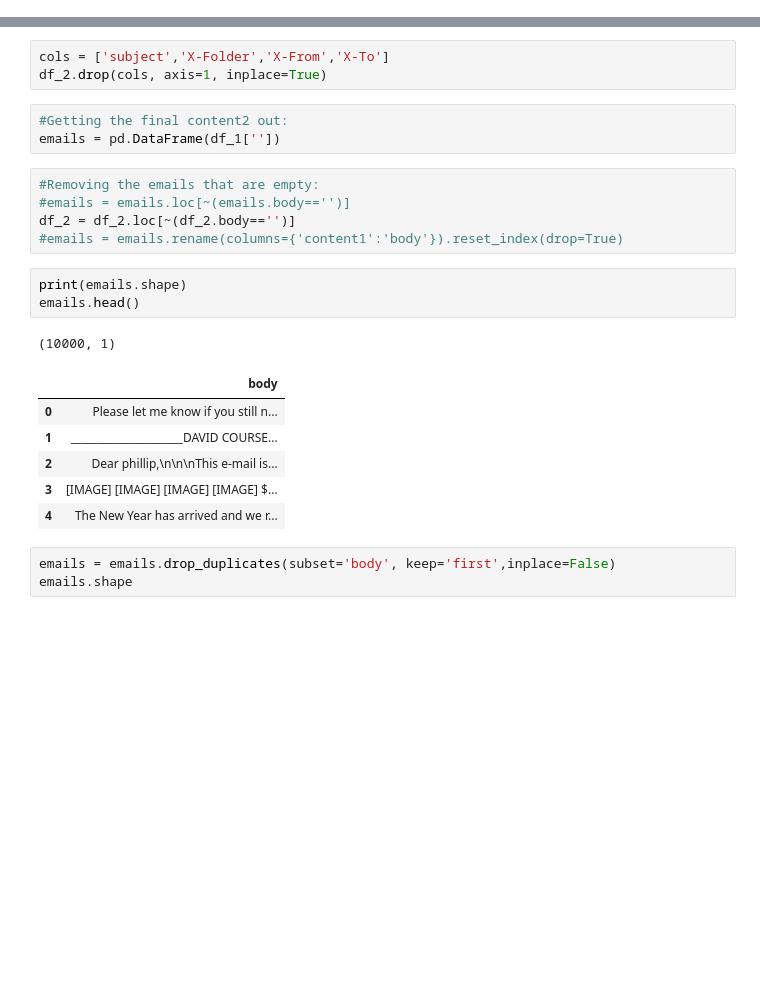
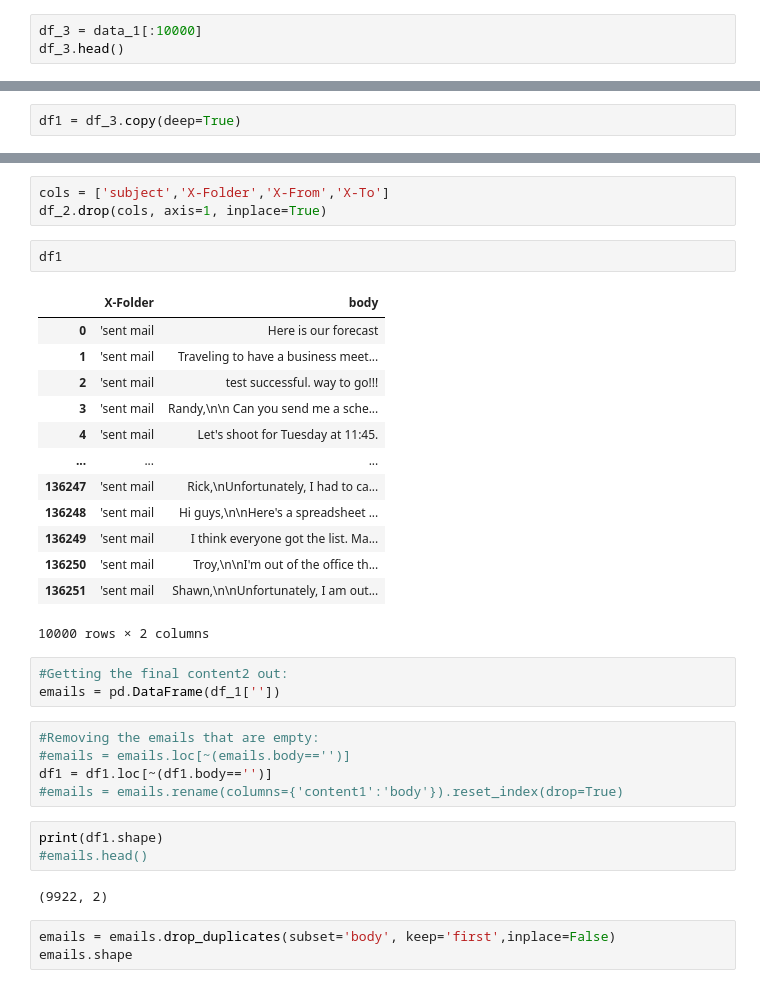
Before and after one commit to Arul-Vincy-Mary/Sampling_python, a Jupyter notebook: project1.ipynb, the cells around one changed output, grey strips where cells are left out. Cells and saved outputs as stored; diff of their text form; blank space fills up the shorter version.

```diff
--- a/project1.ipynb
+++ b/project1.ipynb
@@ -216,0 +207,3 @@ df.head()
+# %%
+df_3 = data_1[:10000]
+df_3.head()
@@ -218,6 +218,8 @@ df.head()
 df_1 = df.copy(deep=True)
 # %%
 df_2 = df.copy(deep=True)
+# %%
+df1 = df_3.copy(deep=True)
 # %% [markdown]
 Data cleaning:
 # %%
@@ -277,25 +283,35 @@ df_1.head()
 # %%
 cols = ['subject','X-Folder','X-From','X-To']
 df_2.drop(cols, axis=1, inplace=True)
+# %%
+df1
+# %% [output]
+|  | X-Folder | body |
+| 0 | 'sent mail | Here is our forecast |
+| 1 | 'sent mail | Traveling to have a business meet... |
+| 2 | 'sent mail | test successful. way to go!!! |
+| 3 | 'sent mail | Randy,\n\n Can you send me a sche... |
+| 4 | 'sent mail | Let's shoot for Tuesday at 11:45. |
+| ... | ... | ... |
+| 136247 | 'sent mail | Rick,\nUnfortunately, I had to ca... |
+| 136248 | 'sent mail | Hi guys,\n\nHere's a spreadsheet ... |
+| 136249 | 'sent mail | I think everyone got the list. Ma... |
+| 136250 | 'sent mail | Troy,\n\nI'm out of the office th... |
+| 136251 | 'sent mail | Shawn,\n\nUnfortunately, I am out... |
+10000 rows × 2 columns
 # %%
 #Getting the final content2 out:
 emails = pd.DataFrame(df_1[''])
 # %%
 #Removing the emails that are empty:
 #emails = emails.loc[~(emails.body=='')]
-df_2 = df_2.loc[~(df_2.body=='')]
+df1 = df1.loc[~(df1.body=='')]
 #emails = emails.rename(columns={'content1':'body'}).reset_index(drop=True)
 # %%
-print(emails.shape)
-emails.head()
+print(df1.shape)
+#emails.head()
 # %% [output]
-(10000, 1)
+(9922, 2)
-|  | body |
-| 0 | Please let me know if you still n... |
-| 1 | _____________________DAVID COURSE... |
-| 2 | Dear phillip,\n\n\nThis e-mail is... |
-| 3 | [IMAGE] [IMAGE] [IMAGE] [IMAGE] $... |
-| 4 | The New Year has arrived and we r... |
 # %%
 emails = emails.drop_duplicates(subset='body', keep='first',inplace=False)
 emails.shape
```
Also changed, not shown: parts of 46 cells of this notebook.
